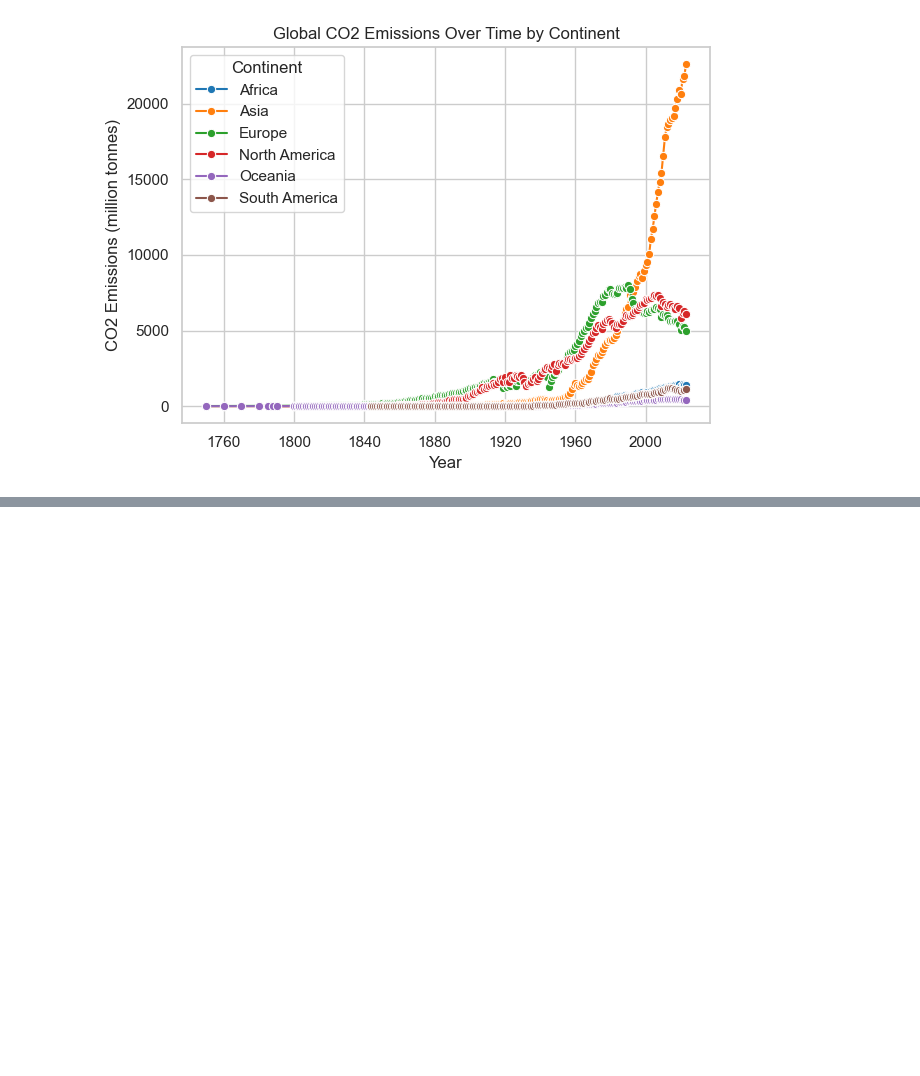
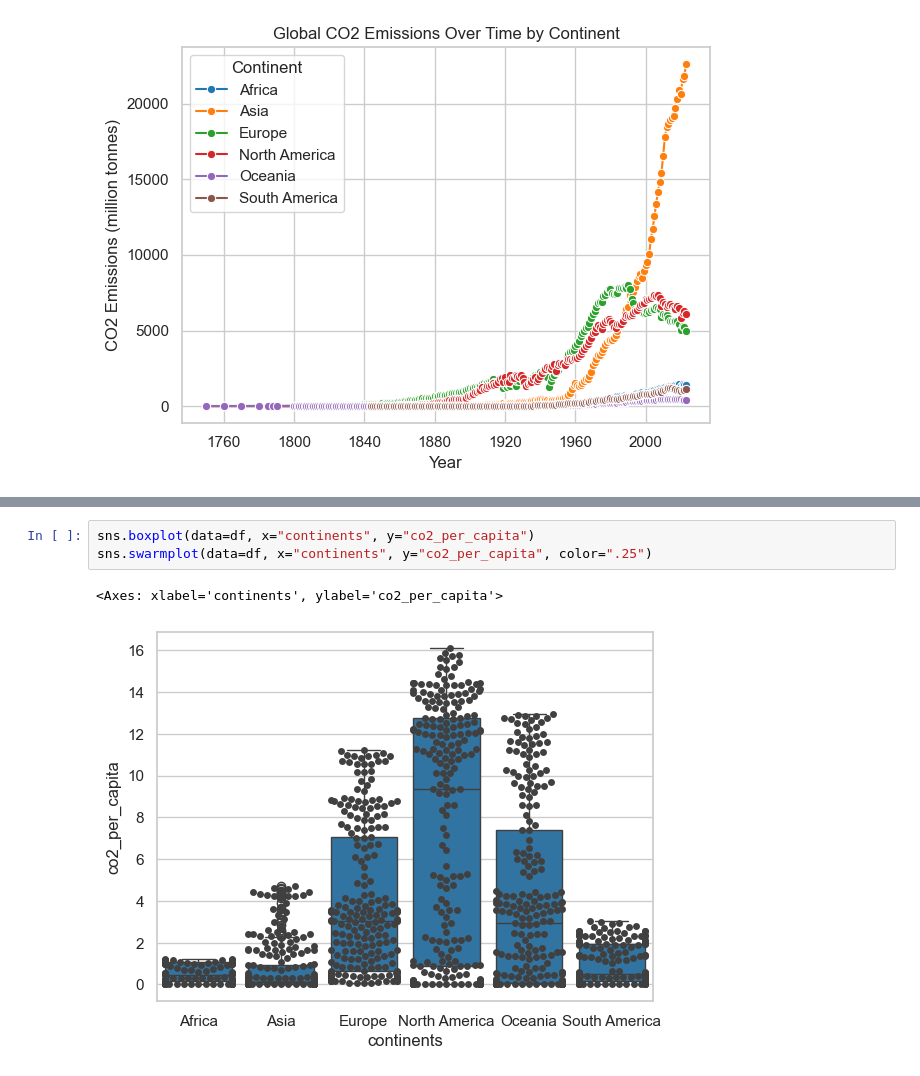
Before and after one commit to gappeah/Analyzing-Global-CO2-Emissions, a Jupyter notebook: main.ipynb, the cells around one changed output, grey strips where cells are left out. Drawn from its saved outputs; the diff is of its cells as text; blank space fills up the shorter version.

```diff
--- a/main.ipynb
+++ b/main.ipynb
@@ -304,0 +313,6 @@ plt.show()
+# %%
+sns.boxplot(data=df, x="continents", y="co2_per_capita")
+sns.swarmplot(data=df, x="continents", y="co2_per_capita", color=".25")
+# %% [output]
+<Axes: xlabel='continents', ylabel='co2_per_capita'>
+[figure, added]
```
Also changed, not shown: parts of 3 cells of this notebook, 1 other file.
